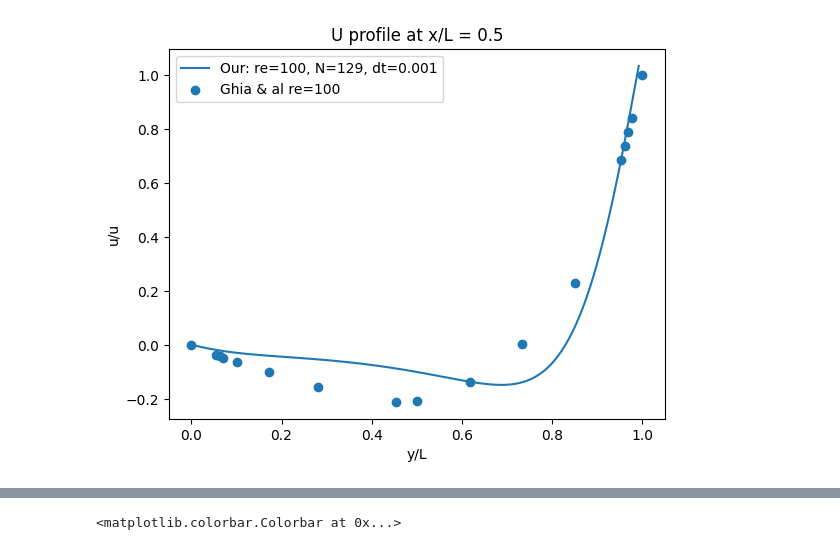
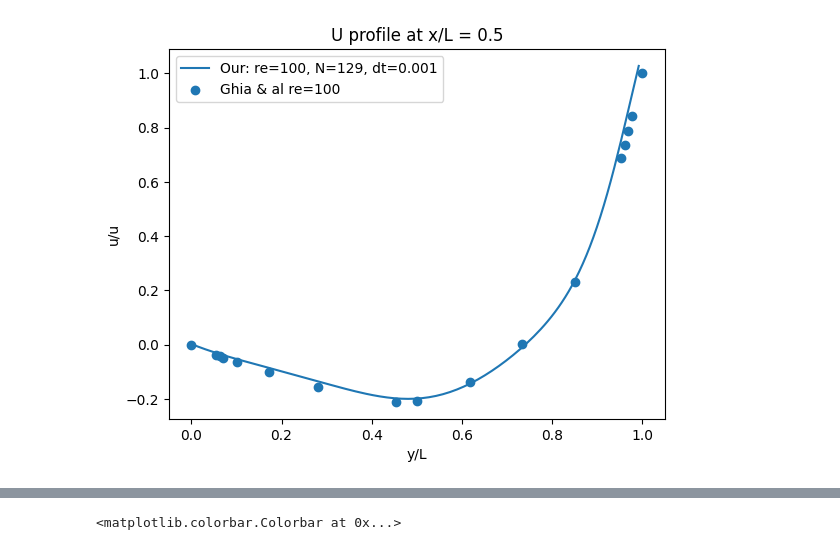
Before and after one commit to kz2wd/CFD-Solver, a Jupyter notebook: C/analyse_c_out.ipynb, the cells around one changed output, grey strips where cells are left out. Saved outputs shown, nothing was run; the diff lists cells and outputs as text; code cells hidden in the pictures.

```diff
--- a/C/analyse_c_out.ipynb
+++ b/C/analyse_c_out.ipynb
@@ -38,13 +38,13 @@ def profile_at_time(snapshot, re, X, dx, dt, K, add_ref_data=True, auto_plot=Tru
 # %%
 re = 100
 X = 129
 dx = 1.0 / float(X)
 dt = 1e-3
 K = 1
 
-profile_at_time(run[8], re, X, dx, dt, K)
+profile_at_time(run[90], re, X, dx, dt, K)
 # %% [output]
-[figure, old version]
+[figure, new version]
 # %%
 def energy_over_time(u, re, X, dt, auto_plot=True, **kwargs):
 
```
Also changed, not shown: parts of 4 cells of this notebook, 3 other files.
